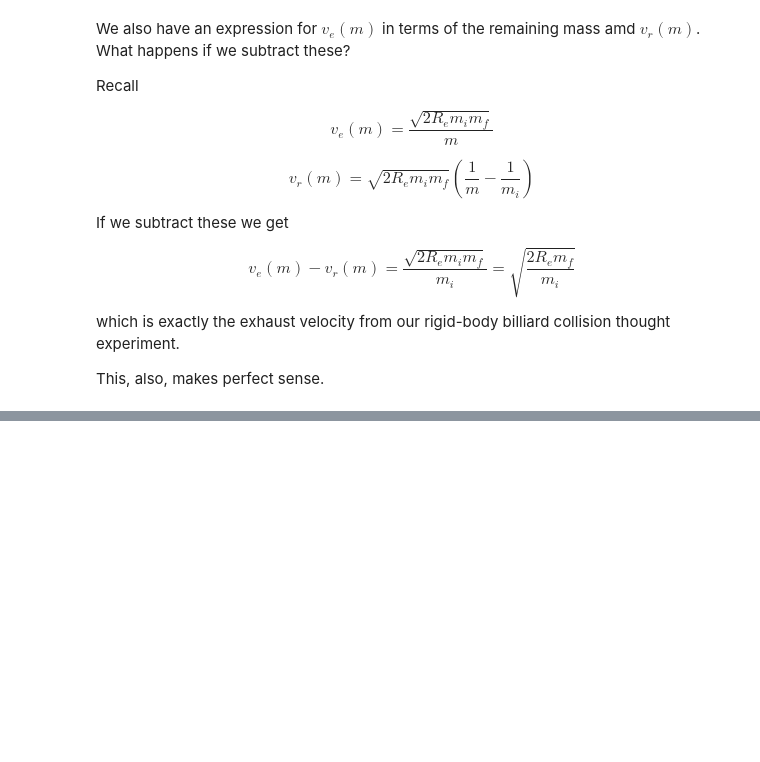
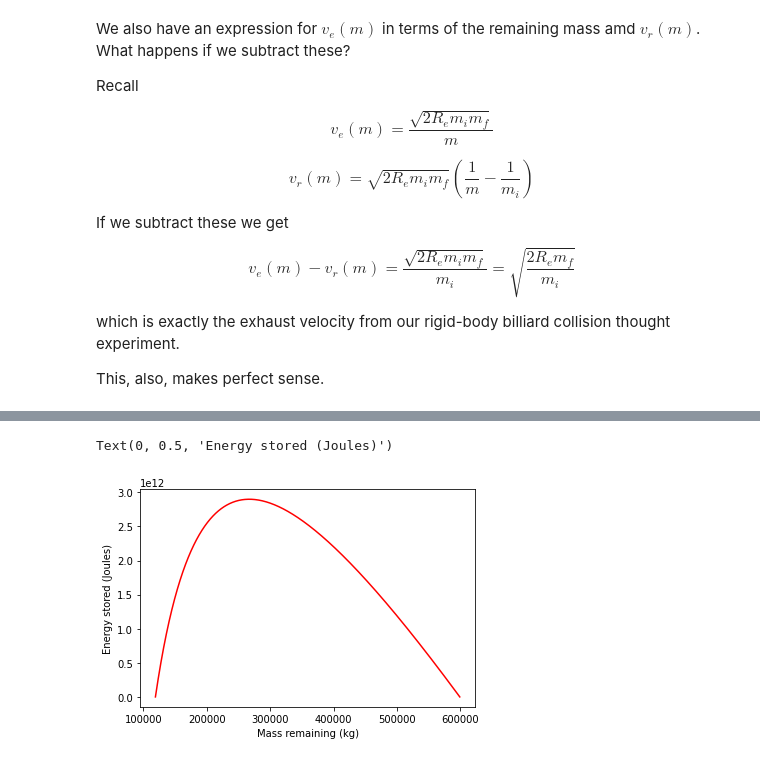
Before and after one commit to mds2/rocketry, a Jupyter notebook: rocket equations.ipynb, the cells around one changed output, grey strips where cells are left out. Cells and saved outputs as stored; diff of their text form; code cells hidden in the pictures; blank space fills up the shorter version.

Commit message:
Energy calculations

```diff
--- a/rocket equations.ipynb
+++ b/rocket equations.ipynb
@@ -268,0 +299,19 @@ This, also, makes perfect sense.
+# %%
+def energy_stored_optimal(m_i, m_f, Re, m_curr = None):
+    """
+    m_curr allows us to plan a burn schedule for a certain amount of fuel, and calculate velocity
+    at any point along that burn trajectory
+    """
+    if m_curr is None:
+        m_curr = m_f
+    return Re * (m_i + m_f - m_curr - (m_i * m_f) / m_curr)
+# %%
+### Now let's plot this for our saturn V second stage
+
+
+plt.plot(masses, [energy_stored_optimal(m_i, m_f, h_energy_density, m) for m in masses], 'r-')
+plt.xlabel("Mass remaining (kg)")
+plt.ylabel("Energy stored (Joules)")
+# %% [output]
+Text(0, 0.5, 'Energy stored (Joules)')
+[figure, added]
```
Also changed, not shown: parts of 4 cells of this notebook.
